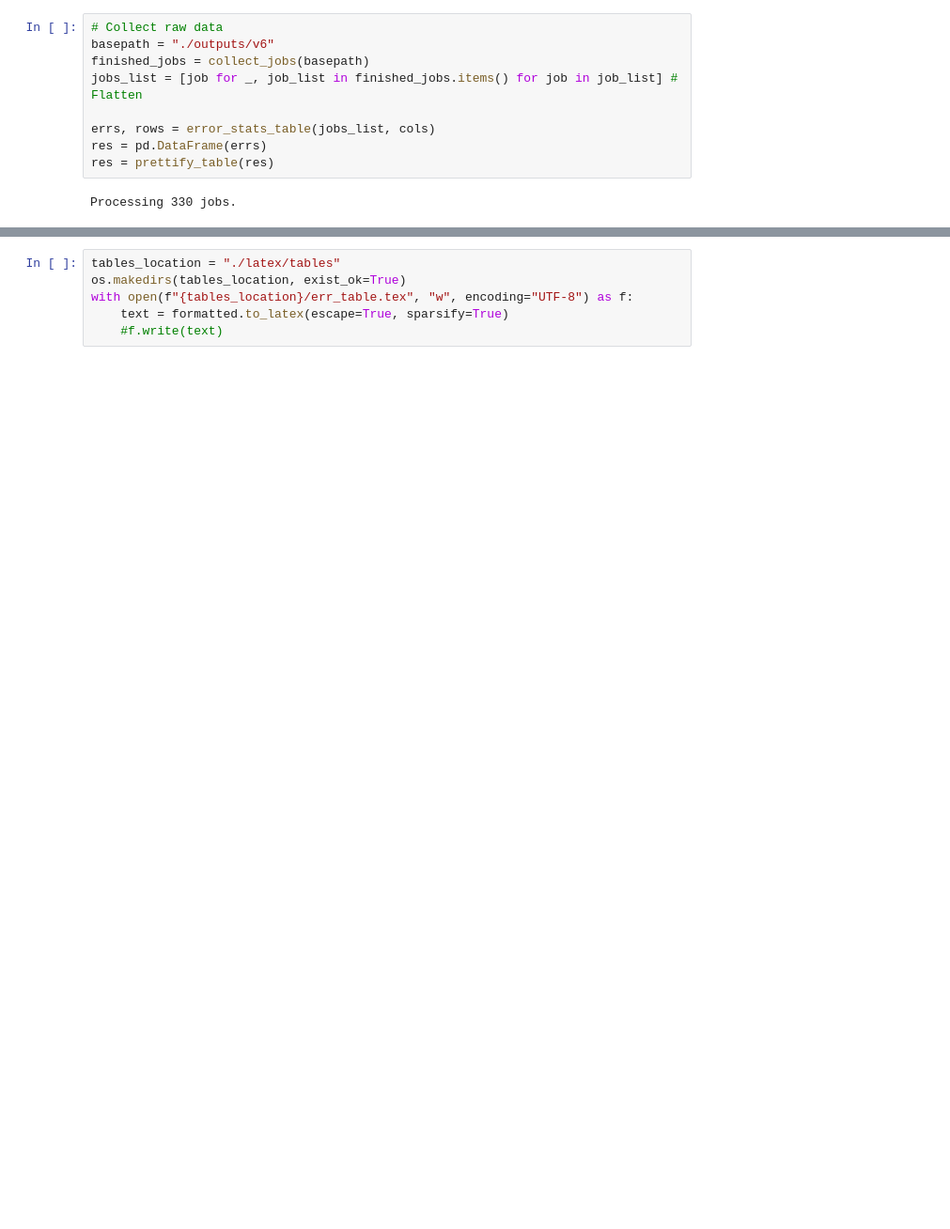
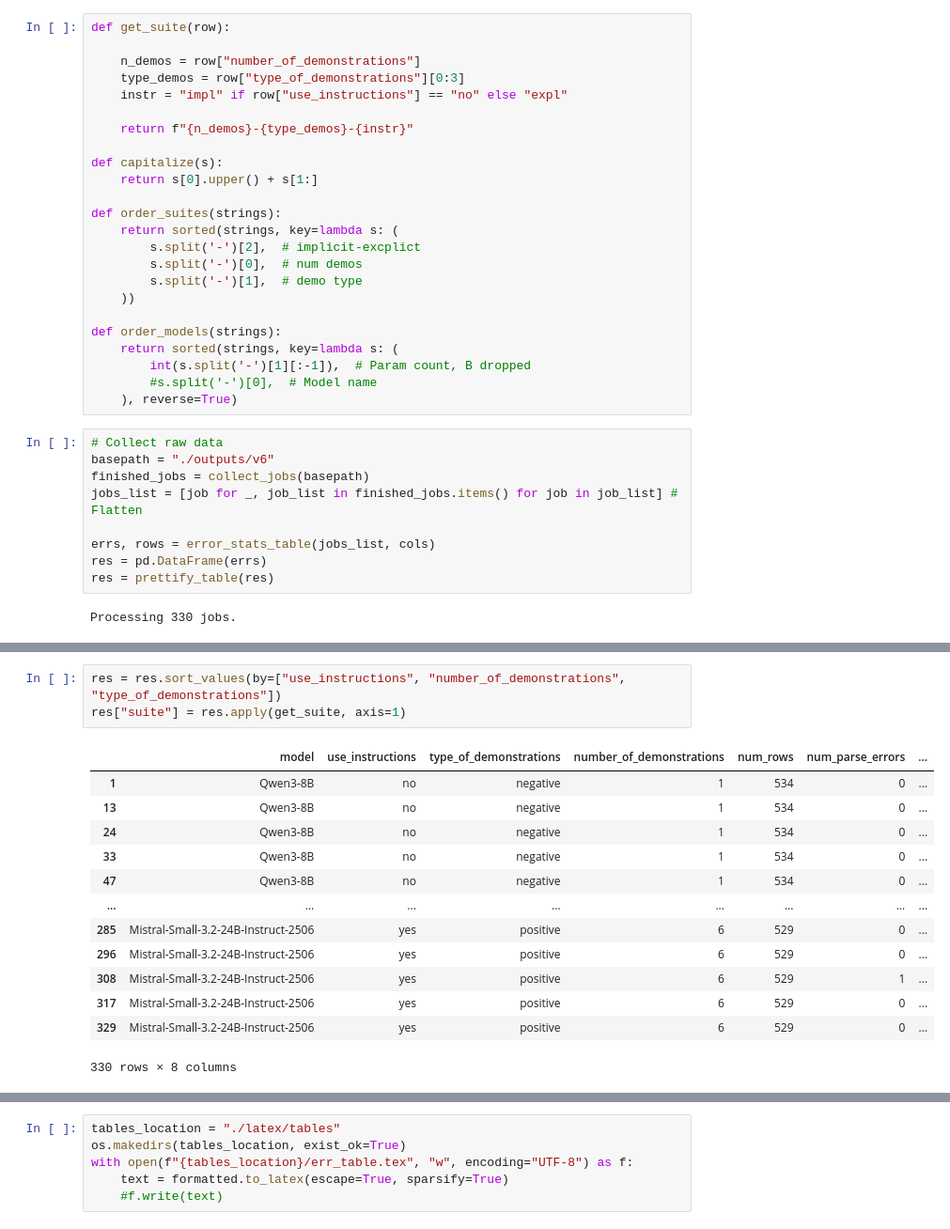
Before and after one commit to AleksiKaa/mscthesis, a Jupyter notebook: src/notebooks/results/get_error_stats.ipynb, the cells around one changed output, grey strips where cells are left out. Shown at 94% size. Drawn from its saved outputs; the diff is of its cells as text; blank space fills up the shorter version.

```diff
--- a/src/notebooks/results/get_error_stats.ipynb
+++ b/src/notebooks/results/get_error_stats.ipynb
@@ -63,6 +67,30 @@ def error_stats_table(jobs, cols):
         table["num_gen_errors"].append(num_gen_errors)
 
     return table, total_rows
+# %%
+def get_suite(row):
+
+    n_demos = row["number_of_demonstrations"]
+    type_demos = row["type_of_demonstrations"][0:3]
+    instr = "impl" if row["use_instructions"] == "no" else "expl"
+
+    return f"{n_demos}-{type_demos}-{instr}"
+
+def capitalize(s):
+    return s[0].upper() + s[1:]
+
+def order_suites(strings):
+    return sorted(strings, key=lambda s: (
+        s.split('-')[2],  # implicit-excplict
+        s.split('-')[0],  # num demos
+        s.split('-')[1],  # demo type
+    ))
+
+def order_models(strings):
+    return sorted(strings, key=lambda s: (
+        int(s.split('-')[1][:-1]),  # Param count, B dropped
+        #s.split('-')[0],  # Model name
+    ), reverse=True)
 # %%
 # Collect raw data
 basepath = "./outputs/v6"
@@ -77,3 +121,20 @@ Processing 330 jobs.
+# %%
+res = res.sort_values(by=["use_instructions", "number_of_demonstrations", "type_of_demonstrations"])
+res["suite"] = res.apply(get_suite, axis=1)
+# %% [output]
+|  | model | use_instructions | type_of_demonstrations | number_of_demonstrations | num_rows | num_parse_errors | ... |
+| 1 | Qwen3-8B | no | negative | 1 | 534 | 0 | ... |
+| 13 | Qwen3-8B | no | negative | 1 | 534 | 0 | ... |
+| 24 | Qwen3-8B | no | negative | 1 | 534 | 0 | ... |
+| 33 | Qwen3-8B | no | negative | 1 | 534 | 0 | ... |
+| 47 | Qwen3-8B | no | negative | 1 | 534 | 0 | ... |
+| ... | ... | ... | ... | ... | ... | ... | ... |
+| 285 | Mistral-Small-3.2-24B-Instruct-2506 | yes | positive | 6 | 529 | 0 | ... |
+| 296 | Mistral-Small-3.2-24B-Instruct-2506 | yes | positive | 6 | 529 | 0 | ... |
+| 308 | Mistral-Small-3.2-24B-Instruct-2506 | yes | positive | 6 | 529 | 1 | ... |
+| 317 | Mistral-Small-3.2-24B-Instruct-2506 | yes | positive | 6 | 529 | 0 | ... |
+| 329 | Mistral-Small-3.2-24B-Instruct-2506 | yes | positive | 6 | 529 | 0 | ... |
+330 rows × 8 columns
 # %%
 # Show all columns
 pd.options.display.max_columns = None
```
Also changed, not shown: parts of 6 cells of this notebook, 2 other files.
